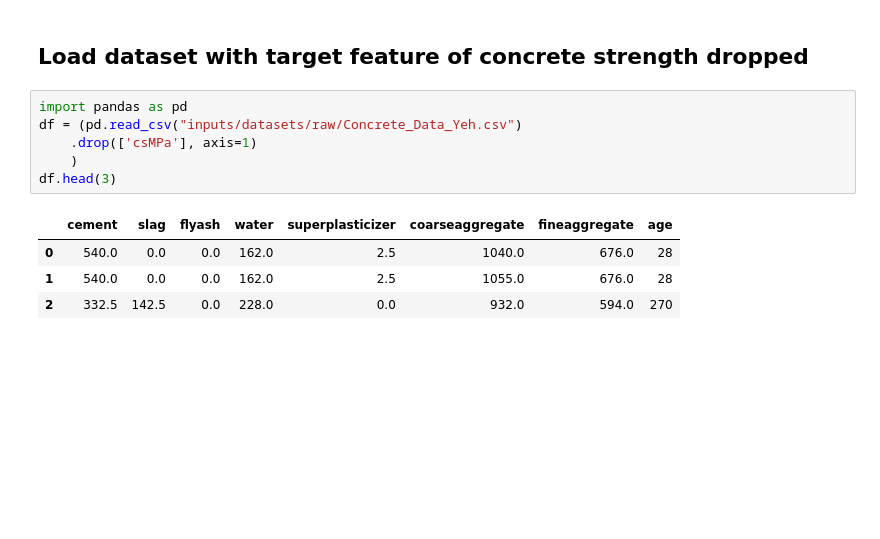
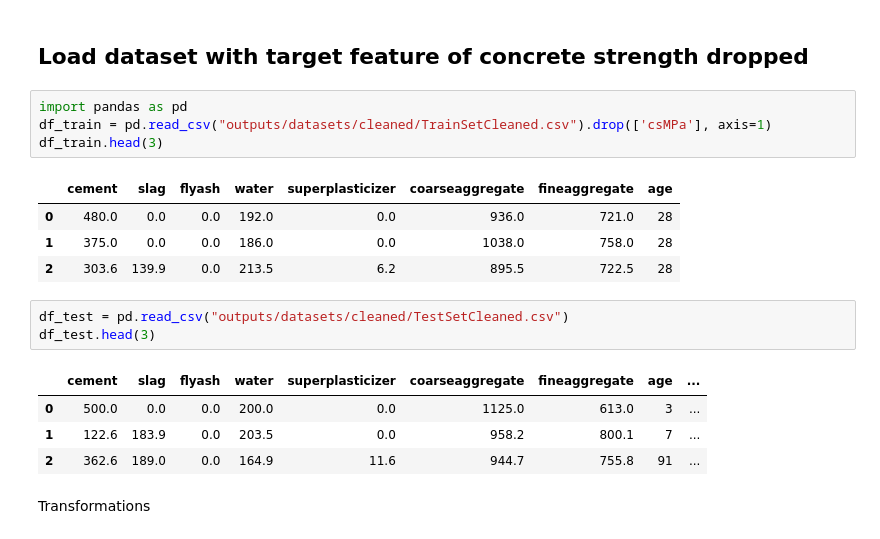
Before and after one commit to Dante-Cadiz/concrete-strength, a Jupyter notebook: jupyter_notebooks/FeatureEngineering.ipynb, the cells around one changed output. Saved outputs shown, nothing was run; the diff lists cells and outputs as text; blank space fills up the shorter version.

```diff
--- a/jupyter_notebooks/FeatureEngineering.ipynb
+++ b/jupyter_notebooks/FeatureEngineering.ipynb
@@ -36,12 +36,20 @@ current_dir
 ## Load dataset with target feature of concrete strength dropped
 # %%
 import pandas as pd
-df = (pd.read_csv("inputs/datasets/raw/Concrete_Data_Yeh.csv")
-    .drop(['csMPa'], axis=1)
-    )
-df.head(3)
+df_train = pd.read_csv("outputs/datasets/cleaned/TrainSetCleaned.csv").drop(['csMPa'], axis=1)
+df_train.head(3)
 # %% [output]
 |  | cement | slag | flyash | water | superplasticizer | coarseaggregate | fineaggregate | age |
-| 0 | 540.0 | 0.0 | 0.0 | 162.0 | 2.5 | 1040.0 | 676.0 | 28 |
-| 1 | 540.0 | 0.0 | 0.0 | 162.0 | 2.5 | 1055.0 | 676.0 | 28 |
-| 2 | 332.5 | 142.5 | 0.0 | 228.0 | 0.0 | 932.0 | 594.0 | 270 |
+| 0 | 480.0 | 0.0 | 0.0 | 192.0 | 0.0 | 936.0 | 721.0 | 28 |
+| 1 | 375.0 | 0.0 | 0.0 | 186.0 | 0.0 | 1038.0 | 758.0 | 28 |
+| 2 | 303.6 | 139.9 | 0.0 | 213.5 | 6.2 | 895.5 | 722.5 | 28 |
+# %%
+df_test = pd.read_csv("outputs/datasets/cleaned/TestSetCleaned.csv")
+df_test.head(3)
+# %% [output]
+|  | cement | slag | flyash | water | superplasticizer | coarseaggregate | fineaggregate | age | ... |
+| 0 | 500.0 | 0.0 | 0.0 | 200.0 | 0.0 | 1125.0 | 613.0 | 3 | ... |
+| 1 | 122.6 | 183.9 | 0.0 | 203.5 | 0.0 | 958.2 | 800.1 | 7 | ... |
+| 2 | 362.6 | 189.0 | 0.0 | 164.9 | 11.6 | 944.7 | 755.8 | 91 | ... |
+# %% [markdown]
+Transformations
```
Also changed, not shown: parts of 8 cells of this notebook.
